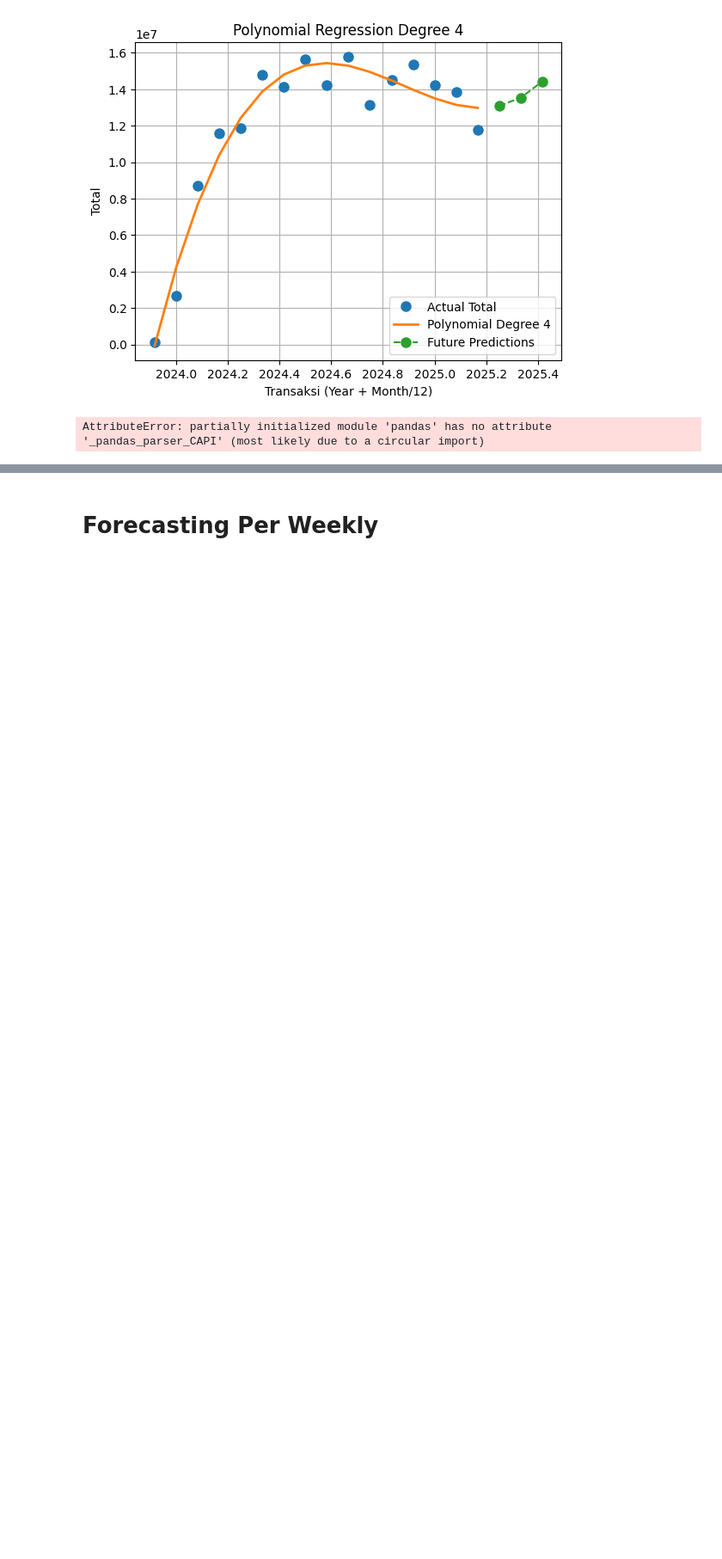
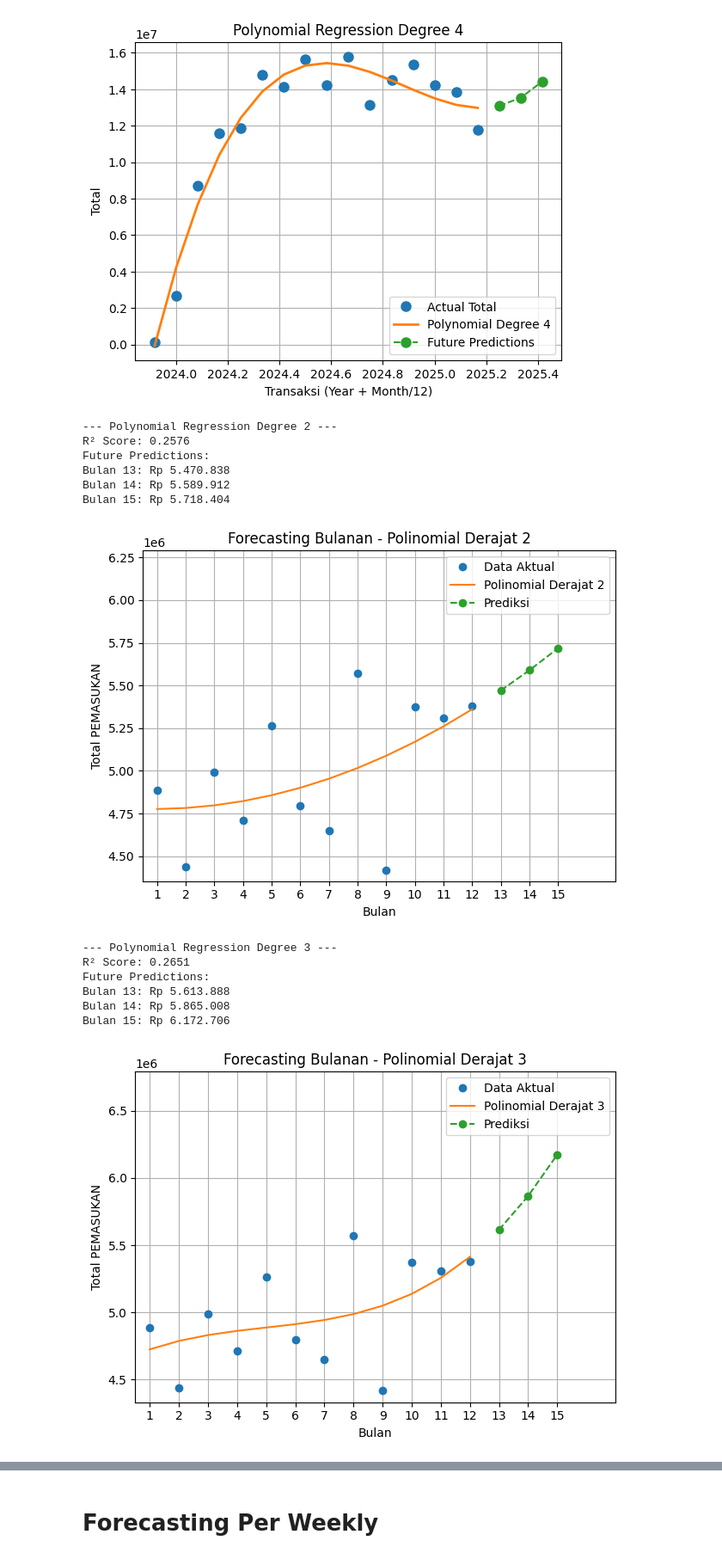
Before and after one commit to HaykalRamadhan/forecasting, a Jupyter notebook: UP.ipynb, the cells around one changed output, grey strips where cells are left out. Shown: that part at 86% size. Cells and saved outputs as stored; diff of their text form; code cells hidden in the pictures; blank space fills up the shorter version.

```diff
--- a/UP.ipynb
+++ b/UP.ipynb
@@ -127,8 +127,11 @@ ct.columns = ct.columns.str.strip().str.upper()
 ct = ct.rename(columns={'TANGGAL': 'Tanggal', 'PEMASUKKAN': 'PEMASUKAN'})
 
 # Convert columns
-ct['Tanggal'] = pd.to_datetime(ct['Tanggal'], dayfirst=True)
+ct['Tanggal'] = pd.to_datetime(ct['Tanggal'], dayfirst=True, errors='coerce')
 ct['PEMASUKAN'] = ct['PEMASUKAN'].replace('[^0-9]', '', regex=True).astype(float)
+
+# Drop rows with invalid dates
+ct = ct.dropna(subset=['Tanggal'])
 
 # TRIM OUTLIERS using IQR
 Q1 = ct['PEMASUKAN'].quantile(0.25)
@@ -170,31 +173,49 @@ for degree in [2, 3, 4]:
 
     y_p = func(x)
     y_p2 = func(future_months)
 
     # Reverse normalization
     y_p_actual = y_p * (y_max - y_min) + y_min
     y_p2_actual = y_p2 * (y_max - y_min) + y_min
 
     r2 = compute_r2(y, y_p_actual)
     print(f"R² Score: {r2:.4f}")
     print("Future Predictions:")
     for i, pred in enumerate(y_p2_actual, start=len(x)+1):
         print(f"Bulan {i}: Rp {int(pred):,}".replace(",", "."))
 
     # Labels
     current_labels = [str(i) for i in x]
     future_labels = [str(i) for i in future_months]
 
     # Plotting
     plt.plot(current_labels, y, marker='o', linestyle='none', label='Data Aktual')
     plt.plot(current_labels, y_p_actual, label=f'Polinomial Derajat {degree}')
     plt.plot(future_labels, y_p2_actual, marker='o', linestyle='dashed', label='Prediksi')
+
+    # Adjust axes to show all data including predictions
+    plt.xlim(left=-0.5, right=max(future_months) + 1)
+    plt.ylim(top=max(np.max(y), np.max(y_p2_actual)) * 1.1)  # 10% padding
+
     plt.xlabel('Bulan')
     plt.ylabel('Total PEMASUKAN')
     plt.title(f'Forecasting Bulanan - Polinomial Derajat {degree}')
     plt.legend()
     plt.grid(True)
     plt.tight_layout()
     plt.show()
 # %% [output]
-AttributeError: partially initialized module 'pandas' has no attribute '_pandas_parser_CAPI' (most likely due to a circular import)
+--- Polynomial Regression Degree 2 ---
+R² Score: 0.2576
+Future Predictions:
+Bulan 13: Rp 5.470.838
+Bulan 14: Rp 5.589.912
+Bulan 15: Rp 5.718.404
+[figure, added]
+--- Polynomial Regression Degree 3 ---
+R² Score: 0.2651
+Future Predictions:
+Bulan 13: Rp 5.613.888
+Bulan 14: Rp 5.865.008
+Bulan 15: Rp 6.172.706
+[figure, added]
```
Also changed, not shown: parts of 6 cells of this notebook.
